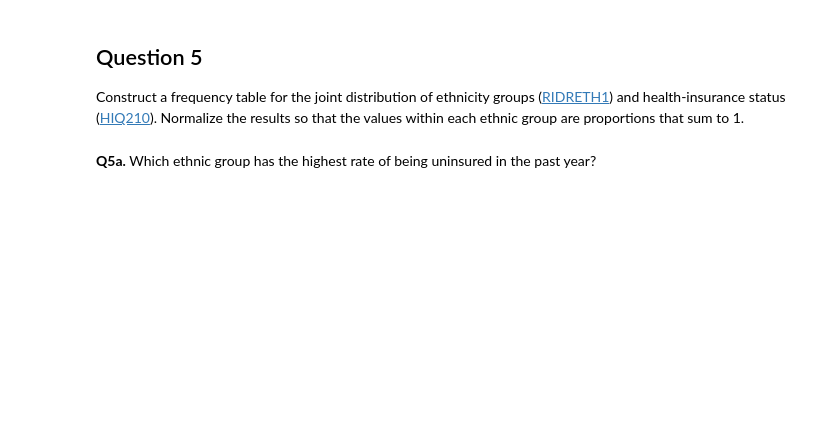
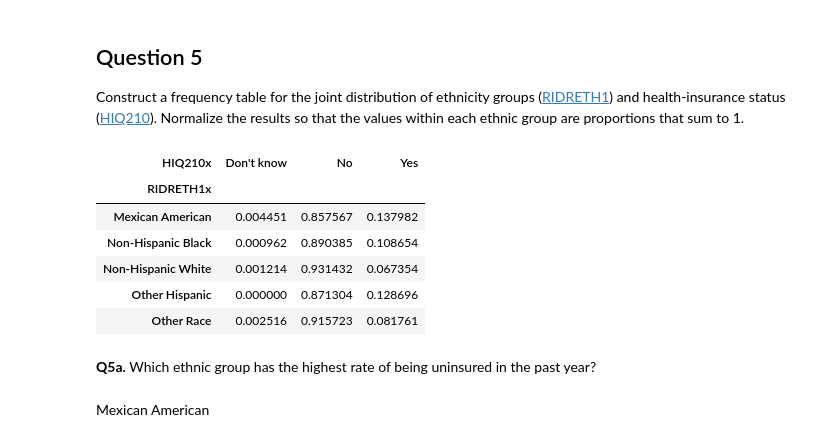
Before and after one commit to elsayedg/Statistics-with-Python-Specialization, a Jupyter notebook: 1_Understanding and Visualizing Data with Python/WEEK 3 - MULTIVARIATE DATA/nhanes_multivariate_practice.ipynb, the cells around one changed output. Drawn from its saved outputs; the diff is of its cells as text; code cells hidden in the pictures; blank space fills up the shorter version.

```diff
--- a/1_Understanding and Visualizing Data with Python/WEEK 3 - MULTIVARIATE DATA/nhanes_multivariate_practice.ipynb
+++ b/1_Understanding and Visualizing Data with Python/WEEK 3 - MULTIVARIATE DATA/nhanes_multivariate_practice.ipynb
@@ -124,2 +140,19 @@ Construct a frequency table for the joint distribution of ethnicity groups ([RID
+# %%
+da.dropna()
+dx = da.groupby('RIDRETH1x')['HIQ210x'].value_counts()
+dx = dx.unstack().fillna(0)
+dx = dx.apply(lambda x: x/x.sum(), axis=1) # Normalize within each stratum to get proportions
+# dx.to_string(float_format="%.3f")  # Limit display to 3 decimal places
+dx
+# %% [output]
+| HIQ210x | Don't know | No | Yes |
+| RIDRETH1x |  |  |  |
+| Mexican American | 0.004451 | 0.857567 | 0.137982 |
+| Non-Hispanic Black | 0.000962 | 0.890385 | 0.108654 |
+| Non-Hispanic White | 0.001214 | 0.931432 | 0.067354 |
+| Other Hispanic | 0.000000 | 0.871304 | 0.128696 |
+| Other Race | 0.002516 | 0.915723 | 0.081761 |
 # %% [markdown]
 __Q5a.__ Which ethnic group has the highest rate of being uninsured in the past year?
+# %% [markdown]
+Mexican American
```
Also changed, not shown: parts of 9 cells of this notebook.
